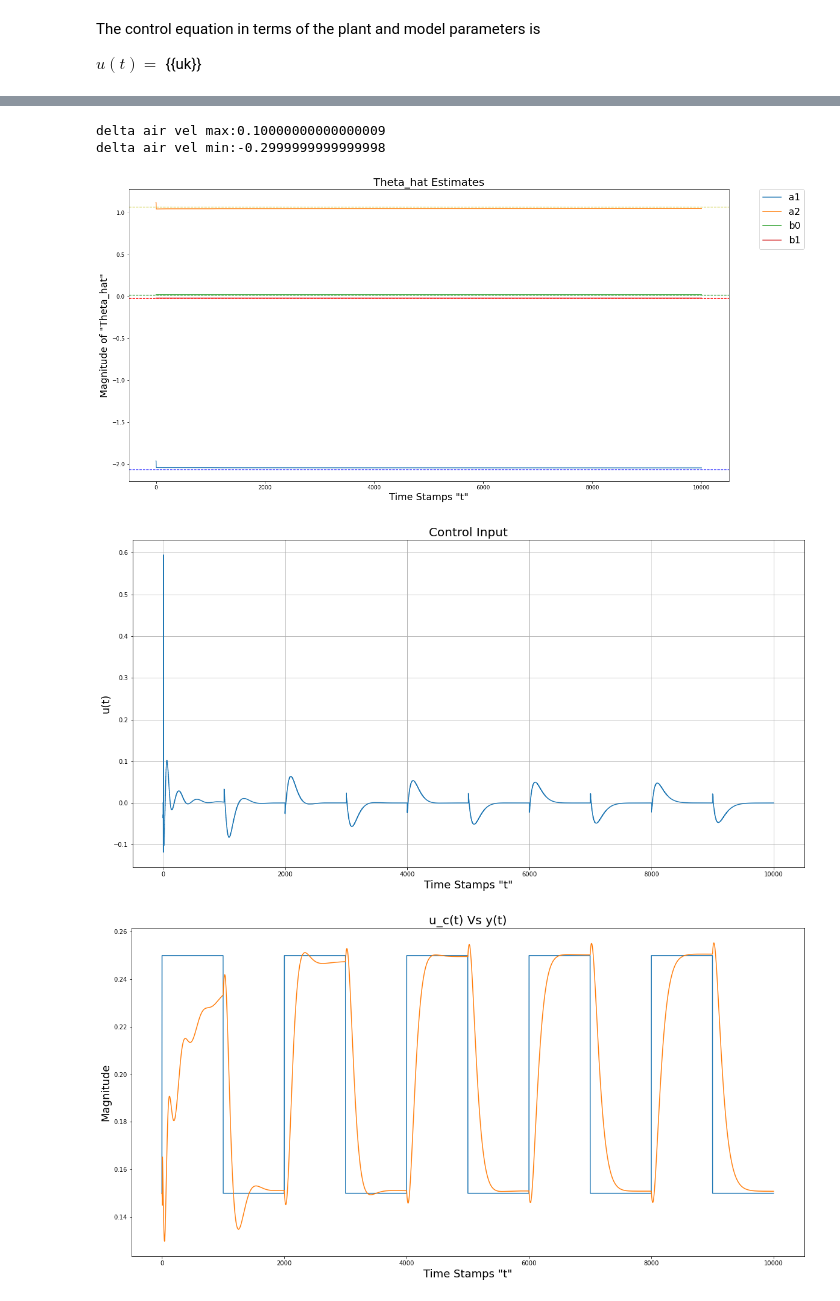
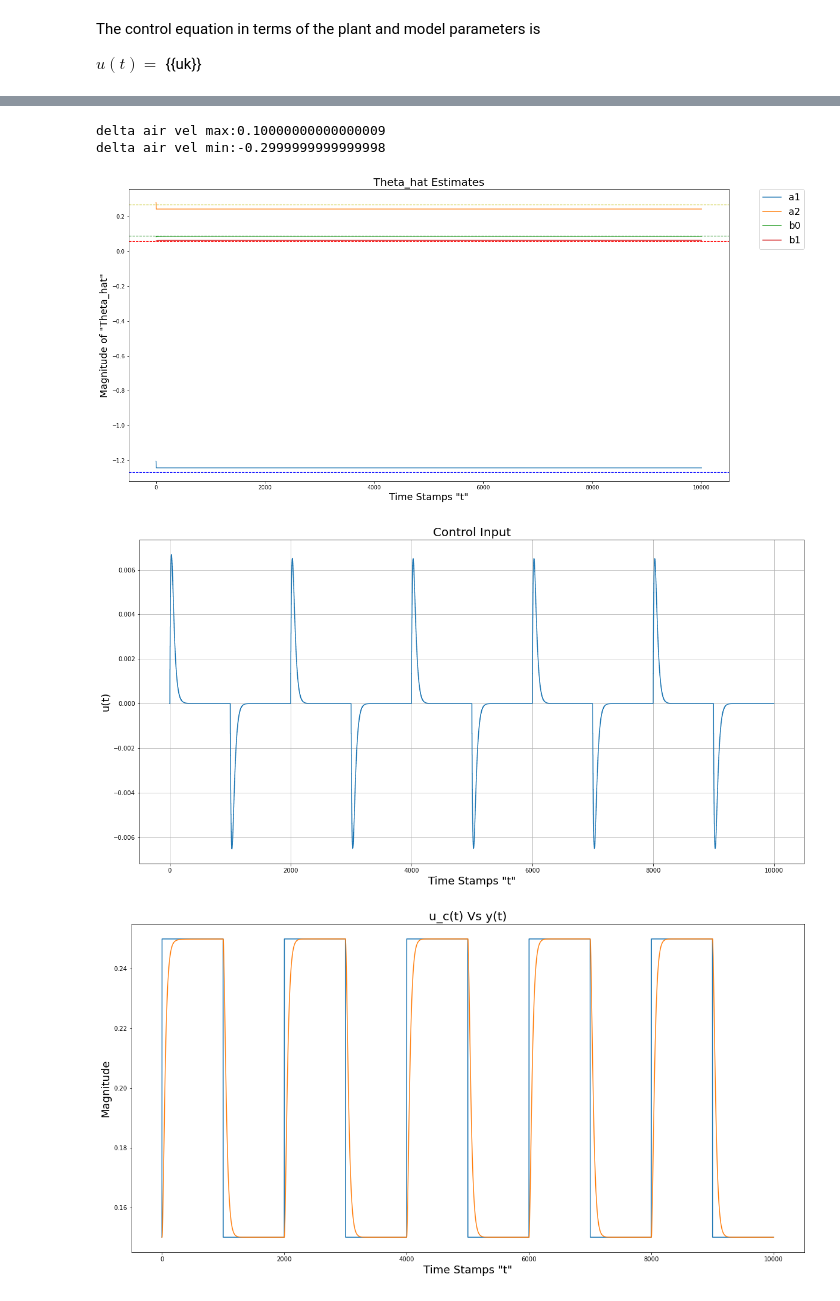
Before and after one commit to derekboase/ELG7113, a Jupyter notebook: system_models/clive_model/clive_model.ipynb, the cells around one changed output, grey strips where cells are left out. Drawn from its saved outputs; the diff is of its cells as text; code cells hidden in the pictures.

```diff
--- a/system_models/clive_model/clive_model.ipynb
+++ b/system_models/clive_model/clive_model.ipynb
@@ -83,5 +94,5 @@ $\displaystyle G^{'}(nT)  =T_{s} n - \frac{1}{b} + \frac{e^{- T_{s} b n}}{b}$
 # %%
-temp_z = Ts*(z**-1)/(1 - z**-1)**2 - 1/((1 - z**-1)*b) + b**-1/(1 - sp.exp(Ts*b)*z**-1)
+temp_z = Ts*(z**-1)/(1 - z**-1)**2 - 1/((1 - z**-1)*b) + b**-1/(1 - sp.exp(-Ts*b)*z**-1)
 temp_z
 
 display(Math("G^{'}(z)  ="+latex(temp_z)))
@@ -263,8 +284,15 @@ Therfore
 
 $y(t) = \phi^T(t)\theta = [-y(t-1)\; -y(t-2) \;\;u(t-1) \;\;u(t-2)][a_1 \;a_2 \; b_0 \; b_1]^T$
 # %%
-TR = simplify(T_/R_)
-SR = simplify(S_/R_)
+# TR = simplify(T_/R_)
+# SR = simplify(S_/R_)
+t0, t1 = sp.symbols("t_0 t_1") # for testing****************************************
+
+T = t0*q + t1 # for testing***********************************************
+
+TR = simplify(T/R)
+SR = simplify(S/R)
+
 
 obj_TR = numden_coeff(TR, q)
 obj_SR = numden_coeff(SR, q)
@@ -300,8 +337,8 @@ The control equation in terms of the plant and model parameters is
 $u(t) = \;${{uk}}
 # %%
 zeta_val = 1
-omega_val = 1
-T_val = 10e-3
+omega_val = np.sqrt(2)/8
+T_val = 0.2
 
 # values for simulation only vvvvvvvvvvvvvvvvvvvv
 b_val = 6.58436748684758
@@ -439,21 +489,21 @@ for k in range(starting_samples ,sample_depth):
     p_res.append(p)
     theta_hat.append(theta_hat[-1] + K*(y[k] - phi.T@theta_hat[-1]))
 
-#     u_temp = np.reshape(uk_func(u[k-1], u_c[k], y[k], y[k-1],
-#                                 theta_hat[-1][0], theta_hat[-1][1],
-#                                 theta_hat[-1][2], theta_hat[-1][3])[0], ())
-# #     print(f"u temp = {u_temp}")
-#     if (u_temp > del_air_vel_max):
-#         u.append(del_air_vel_max)
-#     elif (u_temp < del_air_vel_min):
-#         u.append(del_air_vel_min)
-#     else:
-#         u.append(u_temp)
+    u_temp = np.reshape(uk_func(u[k-1], u_c[k], u_c[k-1], y[k], y[k-1],
+                                theta_hat[-1][0], theta_hat[-1][1],
+                                theta_hat[-1][2], theta_hat[-1][3])[0], ())
+#     print(f"u temp = {u_temp}")
+    if (u_temp > del_air_vel_max):
+        u.append(del_air_vel_max)
+    elif (u_temp < del_air_vel_min):
+        u.append(del_air_vel_min)
+    else:
+        u.append(u_temp)
 
 
-    u.append(np.reshape(uk_func(u[k-1], u_c[k], u_c[k-1], y[k], y[k-1],
-                                theta_hat[-1][0], theta_hat[-1][1],
-                                theta_hat[-1][2], theta_hat[-1][3])[0], ()))
+#     u.append(np.reshape(uk_func(u[k-1], u_c[k], u_c[k-1], y[k], y[k-1],
+#                                 theta_hat[-1][0], theta_hat[-1][1],
+#                                 theta_hat[-1][2], theta_hat[-1][3])[0], ()))
 
 
 # ploting of estimated parameters
@@ -485,36 +535,36 @@ plt_rng = 1000
 # plt.xlabel('Time Stamps "t"', fontsize=18)
 # plt.grid()
 # plt.show()
 
 # # ploting of input vs output
 # plt.plot(t[:plt_rng],u_c[:plt_rng])
 # plt.plot(t[:plt_rng],y[:plt_rng])
 # plt.title('u_c(t) Vs y(t)', fontsize=20)
 # plt.ylabel('Magnitude', fontsize=18)
 # plt.xlabel('Time Stamps "t"', fontsize=18)
 # plt.show()
 
 # ploting of control sig
 plt.step(t,u)
 plt.title('Control Input', fontsize=20)
 plt.ylabel('u(t)', fontsize=18)
 plt.xlabel('Time Stamps "t"', fontsize=18)
 plt.grid()
 plt.show()
 
 # ploting of input vs output
 plt.plot(t,u_c)
 plt.plot(t,y)
 plt.title('u_c(t) Vs y(t)', fontsize=20)
 plt.ylabel('Magnitude', fontsize=18)
 plt.xlabel('Time Stamps "t"', fontsize=18)
 plt.show()
 # %% [output]
 delta air vel max:0.10000000000000009
 delta air vel min:-0.2999999999999998
-[figure, old version]
+[figure, new version]
-[figure, old version]
+[figure, new version]
-[figure, old version]
+[figure, new version]
 # %%
 plt_rng = -5000
 # ploting of control sig
```
Also changed, not shown: parts of 16 cells of this notebook.
